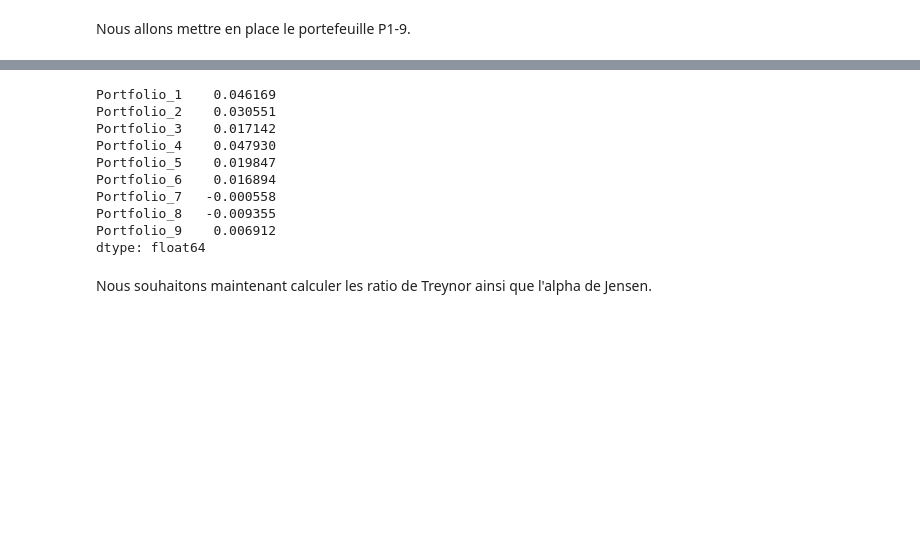
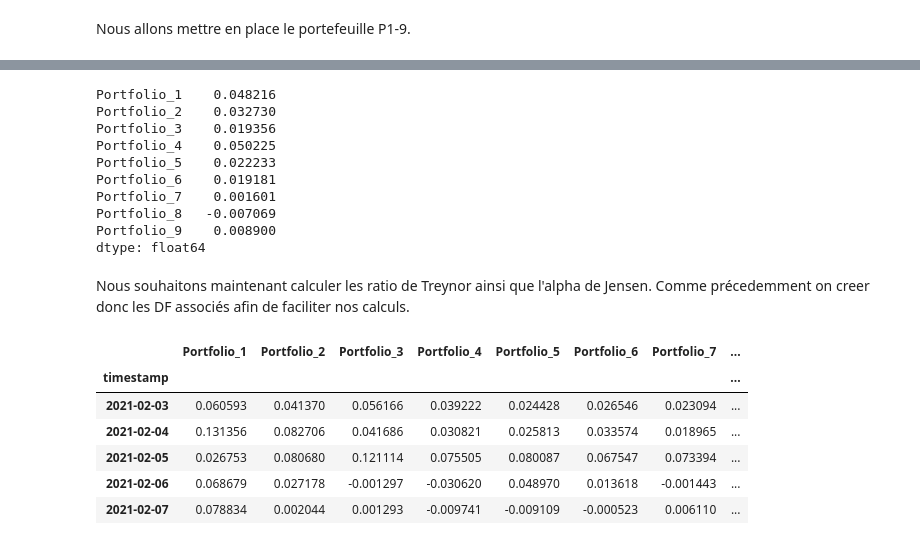
Before and after one commit to meretaensimag/momentum_strategie, a Jupyter notebook: notebook_momentum.ipynb, the cells around one changed output, grey strips where cells are left out. Saved outputs shown, nothing was run; the diff lists cells and outputs as text; code cells hidden in the pictures; blank space fills up the shorter version.

```diff
--- a/notebook_momentum.ipynb
+++ b/notebook_momentum.ipynb
@@ -268,0 +299,11 @@ For example, when doing 'df[col].method(value, inplace=True)', try using 'df.met
+# %%
+#on soustrait RF à chaque daily return
+merged_df['Portfolio_1'] = merged_df['Portfolio_1'] - merged_df['RF']
+merged_df['Portfolio_2'] = merged_df['Portfolio_2'] - merged_df['RF']
+merged_df['Portfolio_3'] = merged_df['Portfolio_3'] - merged_df['RF']
+merged_df['Portfolio_4'] = merged_df['Portfolio_4'] - merged_df['RF']
+merged_df['Portfolio_5'] = merged_df['Portfolio_5'] - merged_df['RF']
+merged_df['Portfolio_6'] = merged_df['Portfolio_6'] - merged_df['RF']
+merged_df['Portfolio_7'] = merged_df['Portfolio_7'] - merged_df['RF']
+merged_df['Portfolio_8'] = merged_df['Portfolio_8'] - merged_df['RF']
+merged_df['Portfolio_9'] = merged_df['Portfolio_9'] - merged_df['RF']
@@ -269,17 +319,37 @@ For example, when doing 'df[col].method(value, inplace=True)', try using 'df.met
 # %%
 #on calcul le ration de sharpe pour chaque portfolio de 1 a 9
-sharpe_ratios_portfolios = (portfolio_daily_returns.mean() - merged_df['RF'].mean()) / portfolio_daily_returns.std()
+sharpe_ratios_portfolios = (portfolio_daily_returns.mean()) / portfolio_daily_returns.std()
 print(sharpe_ratios_portfolios)
 # %% [output]
-Portfolio_1    0.046169
-Portfolio_2    0.030551
-Portfolio_3    0.017142
-Portfolio_4    0.047930
-Portfolio_5    0.019847
-Portfolio_6    0.016894
-Portfolio_7   -0.000558
-Portfolio_8   -0.009355
-Portfolio_9    0.006912
+Portfolio_1    0.048216
+Portfolio_2    0.032730
+Portfolio_3    0.019356
+Portfolio_4    0.050225
+Portfolio_5    0.022233
+Portfolio_6    0.019181
+Portfolio_7    0.001601
+Portfolio_8   -0.007069
+Portfolio_9    0.008900
 dtype: float64
 # %% [markdown]
 Nous souhaitons maintenant calculer les ratio de Treynor ainsi que l'alpha de Jensen.
+Comme précedemment on creer donc les DF associés afin de faciliter nos calculs.
+# %%
+
+mkt_RF_df = pd.DataFrame({'timestamp': all_dates}).merge(data_factors[['timestamp', 'Mkt-RF']], on='timestamp', how='left')
+mkt_RF_df['Mkt-RF'].fillna(method='ffill', inplace=True)
+mkt_RF_df['Mkt-RF'] = mkt_RF_df['Mkt-RF'].str.replace(',', '.').astype(float)/100
+
+merged_mkt_RF_df = merged_df.merge(mkt_RF_df, left_index=True, right_on='timestamp', how='left').set_index('timestamp')
+merged_mkt_RF_df = merged_mkt_RF_df.loc[rebalancing_dates[0]:]
+merged_mkt_RF_df = merged_mkt_RF_df.iloc[1:]
+
+merged_mkt_RF_df.head()
+# %% [output]
+|  | Portfolio_1 | Portfolio_2 | Portfolio_3 | Portfolio_4 | Portfolio_5 | Portfolio_6 | Portfolio_7 | ... |
+| timestamp |  |  |  |  |  |  |  | ... |
+| 2021-02-03 | 0.060593 | 0.041370 | 0.056166 | 0.039222 | 0.024428 | 0.026546 | 0.023094 | ... |
+| 2021-02-04 | 0.131356 | 0.082706 | 0.041686 | 0.030821 | 0.025813 | 0.033574 | 0.018965 | ... |
+| 2021-02-05 | 0.026753 | 0.080680 | 0.121114 | 0.075505 | 0.080087 | 0.067547 | 0.073394 | ... |
+| 2021-02-06 | 0.068679 | 0.027178 | -0.001297 | -0.030620 | 0.048970 | 0.013618 | -0.001443 | ... |
+| 2021-02-07 | 0.078834 | 0.002044 | 0.001293 | -0.009741 | -0.009109 | -0.000523 | 0.006110 | ... |
```
Also changed, not shown: parts of 17 cells of this notebook.
